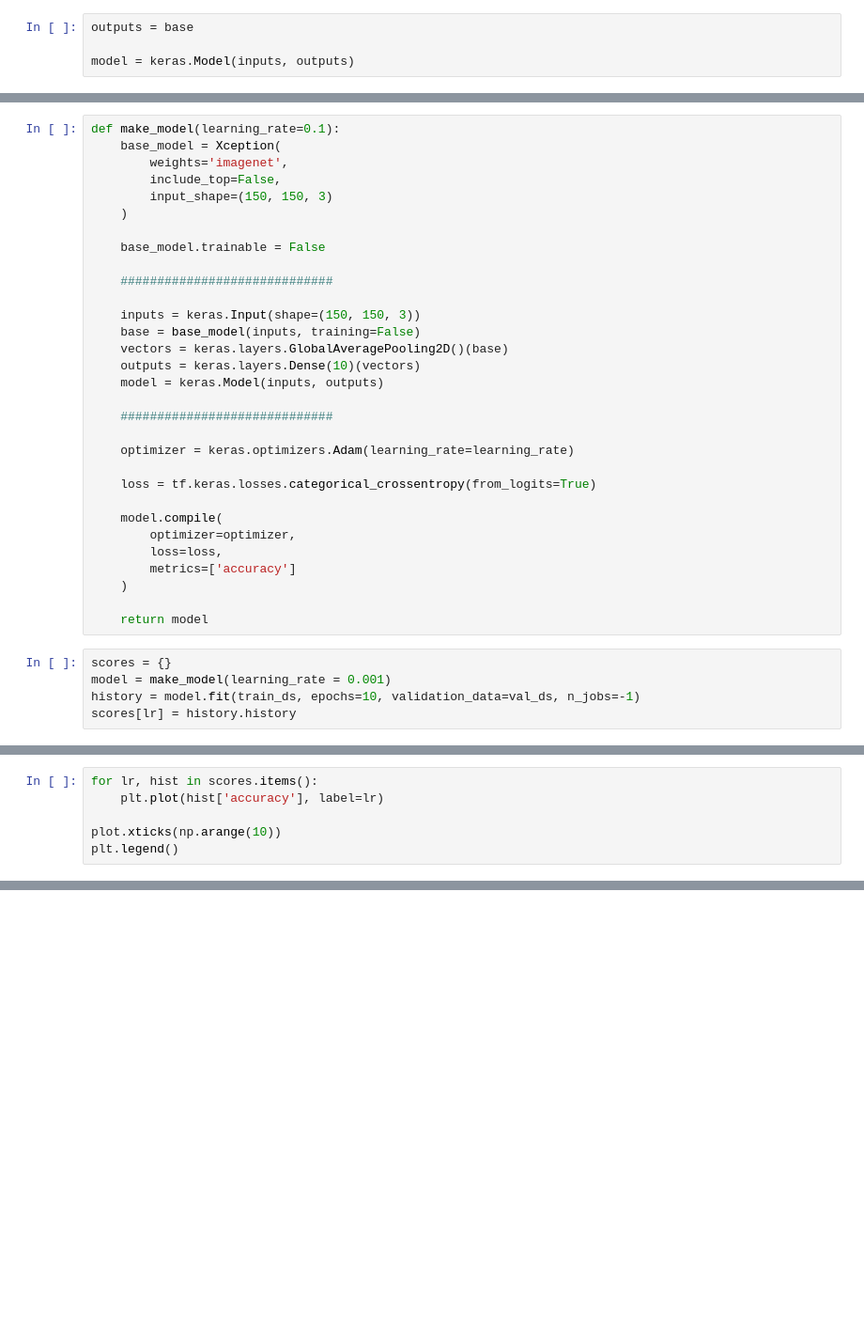
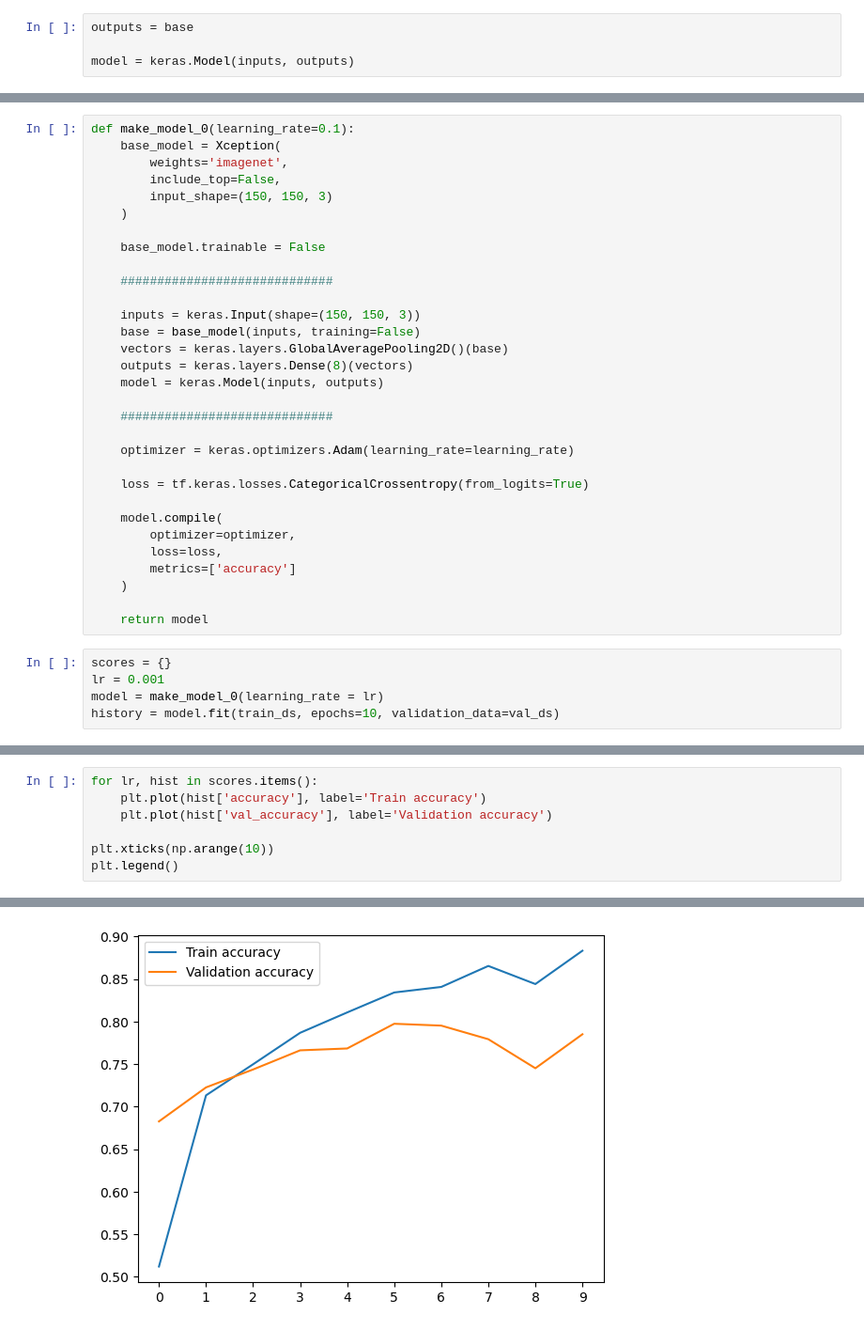
Before and after one commit to Stayermax/MLzoomcamp_capstone_project, a Jupyter notebook: notebook.ipynb, the cells around one changed output, grey strips where cells are left out. Shown at 94% size. Drawn from its saved outputs; the diff is of its cells as text; blank space fills up the shorter version.

Commit message:
more models

```diff
--- a/notebook.ipynb
+++ b/notebook.ipynb
@@ -303,6 +277,6 @@ To silence this warning, decorate the function with @tf.autograph.experimental.d
 (32, 5, 5, 2048)
 # %%
-def make_model(learning_rate=0.1):
+def make_model_0(learning_rate=0.1):
     base_model = Xception(
         weights='imagenet',
         include_top=False,
@@ -316,14 +290,14 @@ def make_model(learning_rate=0.1):
     inputs = keras.Input(shape=(150, 150, 3))
     base = base_model(inputs, training=False)
     vectors = keras.layers.GlobalAveragePooling2D()(base)
-    outputs = keras.layers.Dense(10)(vectors)
+    outputs = keras.layers.Dense(8)(vectors)
     model = keras.Model(inputs, outputs)
 
     #############################
 
     optimizer = keras.optimizers.Adam(learning_rate=learning_rate)
 
-    loss = tf.keras.losses.categorical_crossentropy(from_logits=True)
+    loss = tf.keras.losses.CategoricalCrossentropy(from_logits=True)
 
     model.compile(
         optimizer=optimizer,
@@ -334,7 +308,7 @@ def make_model(learning_rate=0.1):
     return model
 # %%
 scores = {}
-model = make_model(learning_rate = 0.001)
-history = model.fit(train_ds, epochs=10, validation_data=val_ds, n_jobs=-1)
-scores[lr] = history.history
+lr = 0.001
+model = make_model_0(learning_rate = lr)
+history = model.fit(train_ds, epochs=10, validation_data=val_ds)
 # %% [output]
@@ -359,6 +338,8 @@ executing.executing.NotOneValueFound: Expected one value, found 0
 # %%
 for lr, hist in scores.items():
-	plt.plot(hist['accuracy'], label=lr)
+    plt.plot(hist['accuracy'], label='Train accuracy')
+    plt.plot(hist['val_accuracy'], label='Validation accuracy')
 
-plot.xticks(np.arange(10))
+plt.xticks(np.arange(10))
 plt.legend()
+# %% [output]
@@ -364,0 +347 @@ plt.legend()
+[figure, added]
```
Also changed, not shown: parts of 48 cells of this notebook, 1 other file.
